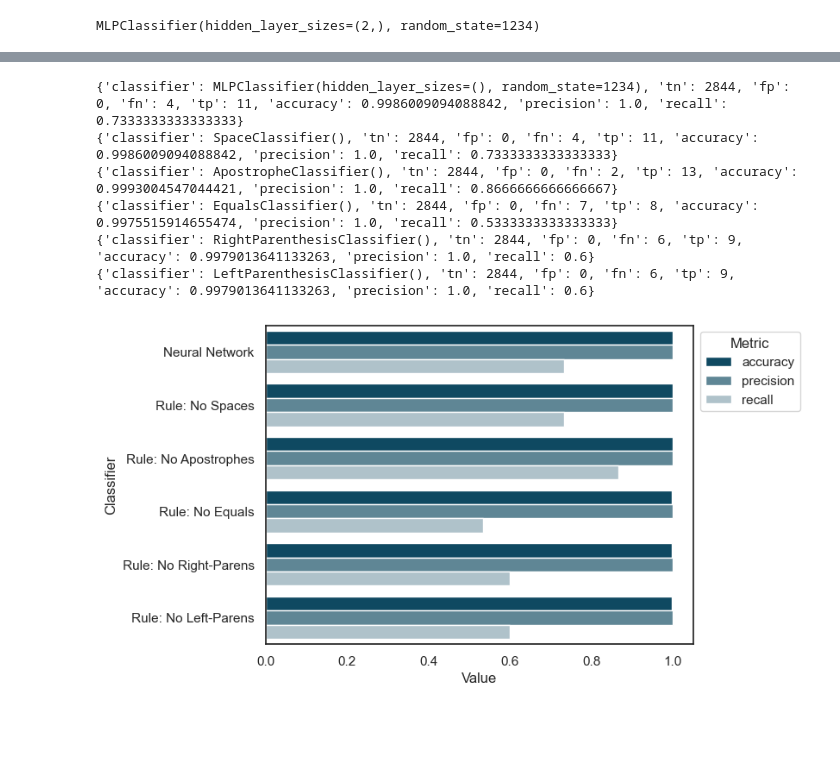
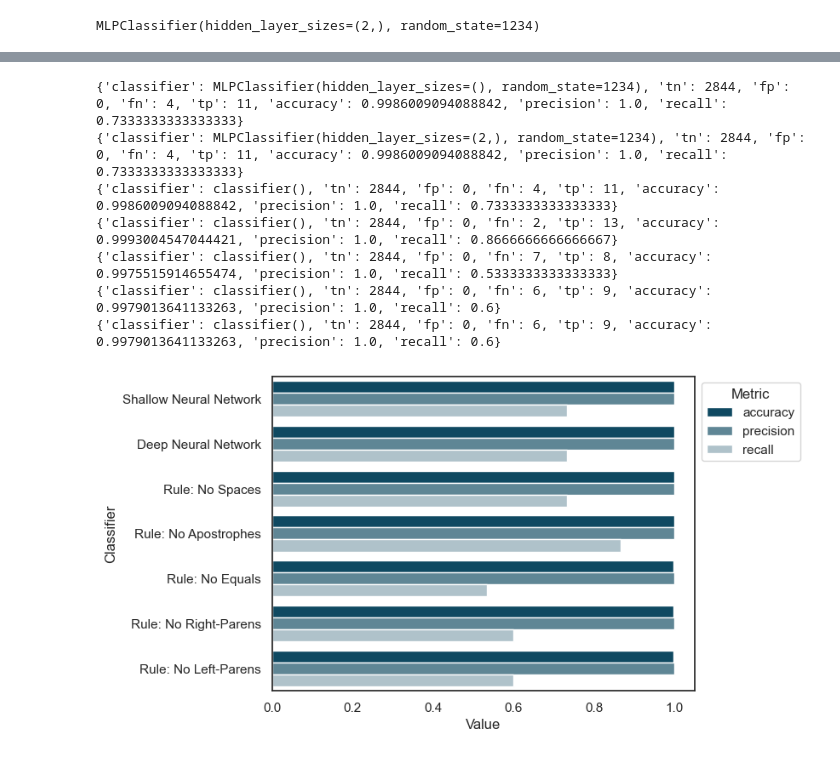
Before and after one commit to jdwhitaker/hybrid-vigor, a Jupyter notebook: main.ipynb, the cells around one changed output, grey strips where cells are left out. Drawn from its saved outputs; the diff is of its cells as text; code cells hidden in the pictures; blank space fills up the shorter version.

```diff
--- a/main.ipynb
+++ b/main.ipynb
@@ -136,74 +231,58 @@ fig.savefig('classifier-coefficients.png')
 # %%
+space_classifier = create_ioc_classifier(' ')
+apostrophe_classifier = create_ioc_classifier("'")
+equals_classifier = create_ioc_classifier('=')
+right_parenthesis_classifier = create_ioc_classifier(')')
+left_parenthesis_classifier = create_ioc_classifier('(')
 
+X_test_vectorized = [path_to_vector(x) for x in X_test]
 
-class SpaceClassifier(BaseEstimator, ClassifierMixin):
-    def predict(self, X, y=None):
-        return [1 if ' ' in i else 0 for i in X]
-
-class ApostropheClassifier(BaseEstimator, ClassifierMixin):
-    def predict(self, X, y=None):
-        return [1 if "'" in i else 0 for i in X]
-
-class EqualsClassifier(BaseEstimator, ClassifierMixin):
-    def predict(self, X, y=None):
-        return [1 if "=" in i else 0 for i in X]
-
-class LeftParenthesisClassifier(BaseEstimator, ClassifierMixin):
-    def predict(self, X, y=None):
-        return [1 if "(" in i else 0 for i in X]
-
-class RightParenthesisClassifier(BaseEstimator, ClassifierMixin):
-    def predict(self, X, y=None):
-        return [1 if ")" in i else 0 for i in X]
-
-space_classifier = SpaceClassifier()
-apostrophe_classifier = ApostropheClassifier()
-equals_classifier = EqualsClassifier()
-right_parenthesis_classifier = RightParenthesisClassifier()
-left_parenthesis_classifier = LeftParenthesisClassifier()
-
-shallow_nn_classifier_performance = classifier_performance_metrics(shallow_nn_classifier, [path_to_vector(x) for x in X_test], y_test)
-space_classifier_performance = classifier_performance_metrics(space_classifier, X_test, y_test)
-apostrophe_classifier_performance = classifier_performance_metrics(apostrophe_classifier, X_test, y_test)
-equals_classifier_performance = classifier_performance_metrics(equals_classifier, X_test, y_test)
-right_parenthesis_classifier_performance = classifier_performance_metrics(right_parenthesis_classifier, X_test, y_test)
-left_parenthesis_classifier_performance = classifier_performance_metrics(left_parenthesis_classifier, X_test, y_test)
+shallow_nn_classifier_performance = classifier_performance_metrics(shallow_nn_classifier, X_test_vectorized, y_test)
+deep_nn_classifier_performance = classifier_performance_metrics(deep_nn_classifier, X_test_vectorized, y_test)
+space_classifier_performance = classifier_performance_metrics(space_classifier, X_test_vectorized, y_test)
+apostrophe_classifier_performance = classifier_performance_metrics(apostrophe_classifier, X_test_vectorized, y_test)
+equals_classifier_performance = classifier_performance_metrics(equals_classifier, X_test_vectorized, y_test)
+right_parenthesis_classifier_performance = classifier_performance_metrics(right_parenthesis_classifier, X_test_vectorized, y_test)
+left_parenthesis_classifier_performance = classifier_performance_metrics(left_parenthesis_classifier, X_test_vectorized, y_test)
 
 colors = ["#ffffff", "#024f6e"][::-1]
 sns.set_theme(style='white')
 palette = sns.blend_palette(colors, n_colors=4)
 
 rows = []
 for metric, value in shallow_nn_classifier_performance.items():
-    rows.append(["Neural Network", metric, value])
+    rows.append(["Shallow Neural Network", metric, value])
+for metric, value in deep_nn_classifier_performance.items():
+    rows.append(["Deep Neural Network", metric, value])
 for metric, value in space_classifier_performance.items():
     rows.append(["Rule: No Spaces", metric, value])
 for metric, value in apostrophe_classifier_performance.items():
     rows.append(["Rule: No Apostrophes", metric, value])
 for metric, value in equals_classifier_performance.items():
     rows.append(["Rule: No Equals", metric, value])
 for metric, value in right_parenthesis_classifier_performance.items():
     rows.append(["Rule: No Right-Parens", metric, value])
 for metric, value in left_parenthesis_classifier_performance.items():
     rows.append(["Rule: No Left-Parens", metric, value])
 df = pd.DataFrame(rows, columns=["Classifier", "Metric", "Value"])
 df.head()
 
 ax = sns.barplot(
     x="Value",
     y="Classifier",
     hue='Metric',
     data=df,
     palette=palette
 )
 
 sns.move_legend(ax, "upper left", bbox_to_anchor=(1, 1))
 ax.get_figure().savefig('images/classifier-performance.png', dpi=1024, bbox_inches="tight")
 # %% [output]
 {'classifier': MLPClassifier(hidden_layer_sizes=(), random_state=1234), 'tn': 2844, 'fp': 0, 'fn': 4, 'tp': 11, 'accuracy': 0.9986009094088842, 'precision': 1.0, 'recall': 0.7333333333333333}
-{'classifier': SpaceClassifier(), 'tn': 2844, 'fp': 0, 'fn': 4, 'tp': 11, 'accuracy': 0.9986009094088842, 'precision': 1.0, 'recall': 0.7333333333333333}
-{'classifier': ApostropheClassifier(), 'tn': 2844, 'fp': 0, 'fn': 2, 'tp': 13, 'accuracy': 0.9993004547044421, 'precision': 1.0, 'recall': 0.8666666666666667}
-{'classifier': EqualsClassifier(), 'tn': 2844, 'fp': 0, 'fn': 7, 'tp': 8, 'accuracy': 0.9975515914655474, 'precision': 1.0, 'recall': 0.5333333333333333}
-{'classifier': RightParenthesisClassifier(), 'tn': 2844, 'fp': 0, 'fn': 6, 'tp': 9, 'accuracy': 0.9979013641133263, 'precision': 1.0, 'recall': 0.6}
-{'classifier': LeftParenthesisClassifier(), 'tn': 2844, 'fp': 0, 'fn': 6, 'tp': 9, 'accuracy': 0.9979013641133263, 'precision': 1.0, 'recall': 0.6}
+{'classifier': MLPClassifier(hidden_layer_sizes=(2,), random_state=1234), 'tn': 2844, 'fp': 0, 'fn': 4, 'tp': 11, 'accuracy': 0.9986009094088842, 'precision': 1.0, 'recall': 0.7333333333333333}
+{'classifier': classifier(), 'tn': 2844, 'fp': 0, 'fn': 4, 'tp': 11, 'accuracy': 0.9986009094088842, 'precision': 1.0, 'recall': 0.7333333333333333}
+{'classifier': classifier(), 'tn': 2844, 'fp': 0, 'fn': 2, 'tp': 13, 'accuracy': 0.9993004547044421, 'precision': 1.0, 'recall': 0.8666666666666667}
+{'classifier': classifier(), 'tn': 2844, 'fp': 0, 'fn': 7, 'tp': 8, 'accuracy': 0.9975515914655474, 'precision': 1.0, 'recall': 0.5333333333333333}
+{'classifier': classifier(), 'tn': 2844, 'fp': 0, 'fn': 6, 'tp': 9, 'accuracy': 0.9979013641133263, 'precision': 1.0, 'recall': 0.6}
+{'classifier': classifier(), 'tn': 2844, 'fp': 0, 'fn': 6, 'tp': 9, 'accuracy': 0.9979013641133263, 'precision': 1.0, 'recall': 0.6}
-[figure, old version]
+[figure, new version]
```
Also changed, not shown: parts of 18 cells of this notebook, 3 other files.
